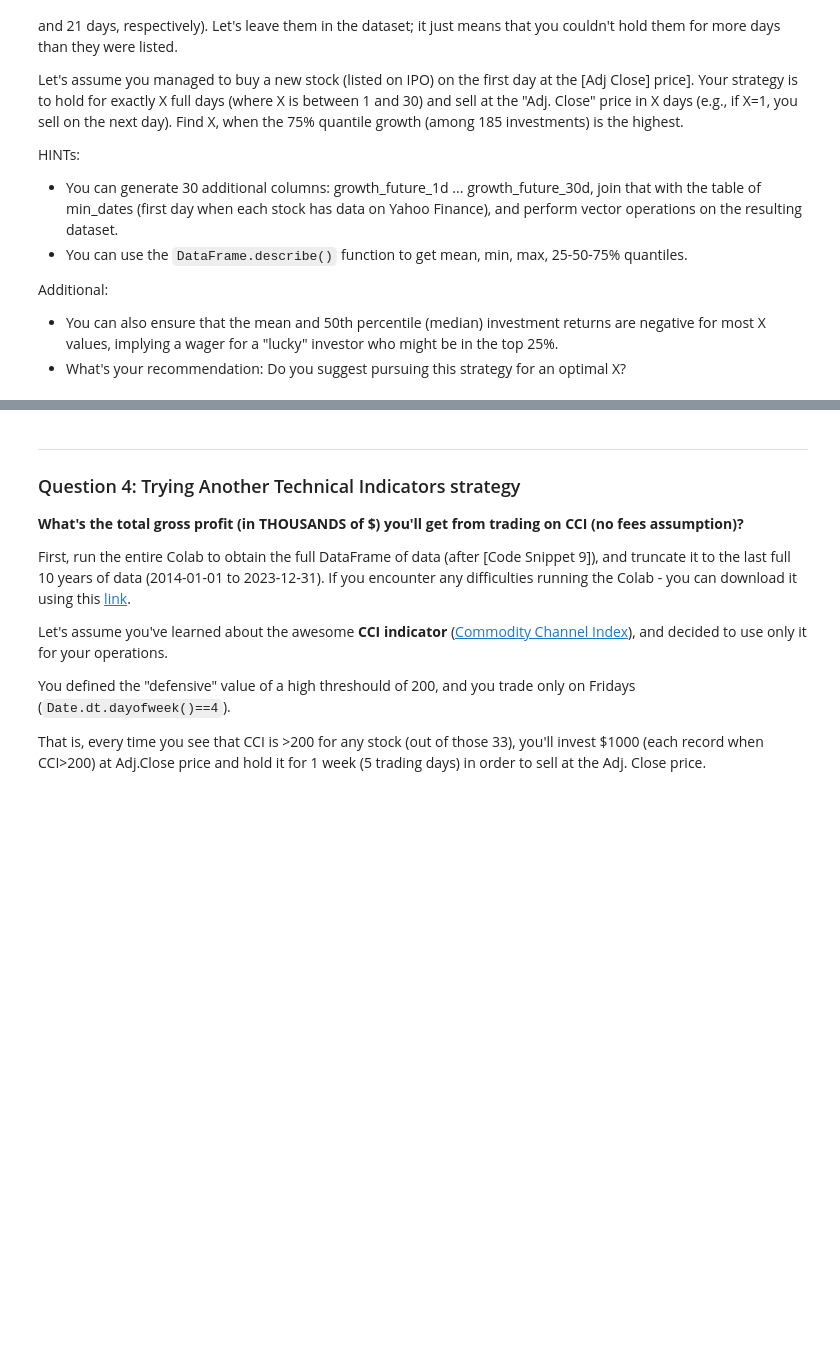
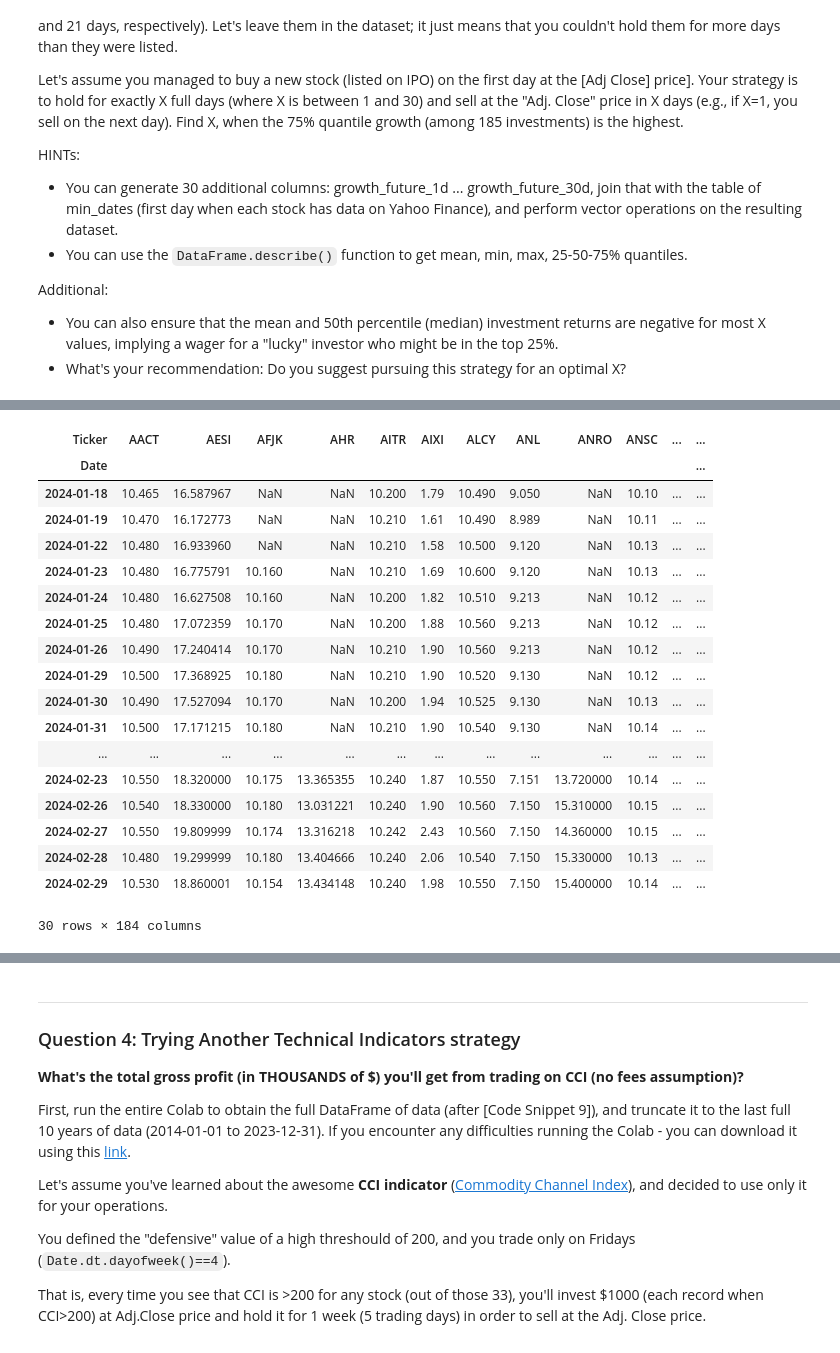
Before and after one commit to jschuller/zoomcamp-stock-market-analytics, a Jupyter notebook: cohorts/2024/hw-2.ipynb, the cells around one changed output, grey strips where cells are left out. Saved outputs shown, nothing was run; the diff lists cells and outputs as text; code cells hidden in the pictures; blank space fills up the shorter version.

```diff
--- a/cohorts/2024/hw-2.ipynb
+++ b/cohorts/2024/hw-2.ipynb
@@ -170,0 +1536,7 @@ Additional:
+# %%
+# Convert the 'IPO Date' to datetime()
+stacked_ipos_df['IPO Date'] = pd.to_datetime(stacked_ipos_df['IPO Date'],format='mixed')
+
+# Convert the 'Shares Offered' to float64 (if '-' is encountered, populate with NaNs).
+#ipos_filings_df['Shares Offered'] = ipos_filings_df['Shares Offered'].str.replace('-', 'nan').astype(float)
+stacked_ipos_df.head()
@@ -170,0 +1550,4 @@ Additional:
+# %%
+# filter the stacked_ipos_df to 'IPO Date' prior to 2024-03-01
+stacked_ipos_df_filtered=stacked_ipos_df.loc[stacked_ipos_df['IPO Date']<"2024-03-01"]
+stacked_ipos_df_filtered.count()
@@ -170,0 +1562,12 @@ Additional:
+# %%
+stock_lst=list(stacked_ipos_df_filtered['Symbol'])
+stock_lst.remove('RYZB')
+stock_lst.remove('LEGT')
+stock_lst.remove('JVSA')
+stock_lst.remove('DYCQ')
+stock_lst.remove('PTHR')
+stock_lst.append('PTHRF')
+stock_lst.append('JVSAU')
+stock_lst.append('DYCQU')
+stock_lst.append('LEGT-UN')
+stock_lst
@@ -170,0 +1596,4 @@ Additional:
+# %%
+end_dt = date(2024,3,1)
+df_OHLC=yf.download(stock_lst,end=end_dt,progress=True)
+df_OHLC
@@ -170,0 +1617,24 @@ Additional:
+# %%
+df=df_OHLC.copy()
+df=df['Adj Close']
+df.tail(30)
+# %% [output]
+| Ticker | AACT | AESI | AFJK | AHR | AITR | AIXI | ALCY | ANL | ANRO | ANSC | ... | ... |
+| Date |  |  |  |  |  |  |  |  |  |  |  | ... |
+| 2024-01-18 | 10.465 | 16.587967 | NaN | NaN | 10.200 | 1.79 | 10.490 | 9.050 | NaN | 10.10 | ... | ... |
+| 2024-01-19 | 10.470 | 16.172773 | NaN | NaN | 10.210 | 1.61 | 10.490 | 8.989 | NaN | 10.11 | ... | ... |
+| 2024-01-22 | 10.480 | 16.933960 | NaN | NaN | 10.210 | 1.58 | 10.500 | 9.120 | NaN | 10.13 | ... | ... |
+| 2024-01-23 | 10.480 | 16.775791 | 10.160 | NaN | 10.210 | 1.69 | 10.600 | 9.120 | NaN | 10.13 | ... | ... |
+| 2024-01-24 | 10.480 | 16.627508 | 10.160 | NaN | 10.200 | 1.82 | 10.510 | 9.213 | NaN | 10.12 | ... | ... |
+| 2024-01-25 | 10.480 | 17.072359 | 10.170 | NaN | 10.200 | 1.88 | 10.560 | 9.213 | NaN | 10.12 | ... | ... |
+| 2024-01-26 | 10.490 | 17.240414 | 10.170 | NaN | 10.210 | 1.90 | 10.560 | 9.213 | NaN | 10.12 | ... | ... |
+| 2024-01-29 | 10.500 | 17.368925 | 10.180 | NaN | 10.210 | 1.90 | 10.520 | 9.130 | NaN | 10.12 | ... | ... |
+| 2024-01-30 | 10.490 | 17.527094 | 10.170 | NaN | 10.200 | 1.94 | 10.525 | 9.130 | NaN | 10.13 | ... | ... |
+| 2024-01-31 | 10.500 | 17.171215 | 10.180 | NaN | 10.210 | 1.90 | 10.540 | 9.130 | NaN | 10.14 | ... | ... |
+| ... | ... | ... | ... | ... | ... | ... | ... | ... | ... | ... | ... | ... |
+| 2024-02-23 | 10.550 | 18.320000 | 10.175 | 13.365355 | 10.240 | 1.87 | 10.550 | 7.151 | 13.720000 | 10.14 | ... | ... |
+| 2024-02-26 | 10.540 | 18.330000 | 10.180 | 13.031221 | 10.240 | 1.90 | 10.560 | 7.150 | 15.310000 | 10.15 | ... | ... |
+| 2024-02-27 | 10.550 | 19.809999 | 10.174 | 13.316218 | 10.242 | 2.43 | 10.560 | 7.150 | 14.360000 | 10.15 | ... | ... |
+| 2024-02-28 | 10.480 | 19.299999 | 10.180 | 13.404666 | 10.240 | 2.06 | 10.540 | 7.150 | 15.330000 | 10.13 | ... | ... |
+| 2024-02-29 | 10.530 | 18.860001 | 10.154 | 13.434148 | 10.240 | 1.98 | 10.550 | 7.150 | 15.400000 | 10.14 | ... | ... |
+30 rows × 184 columns
```
Also changed, not shown: parts of 193 cells of this notebook, 1 other file.
